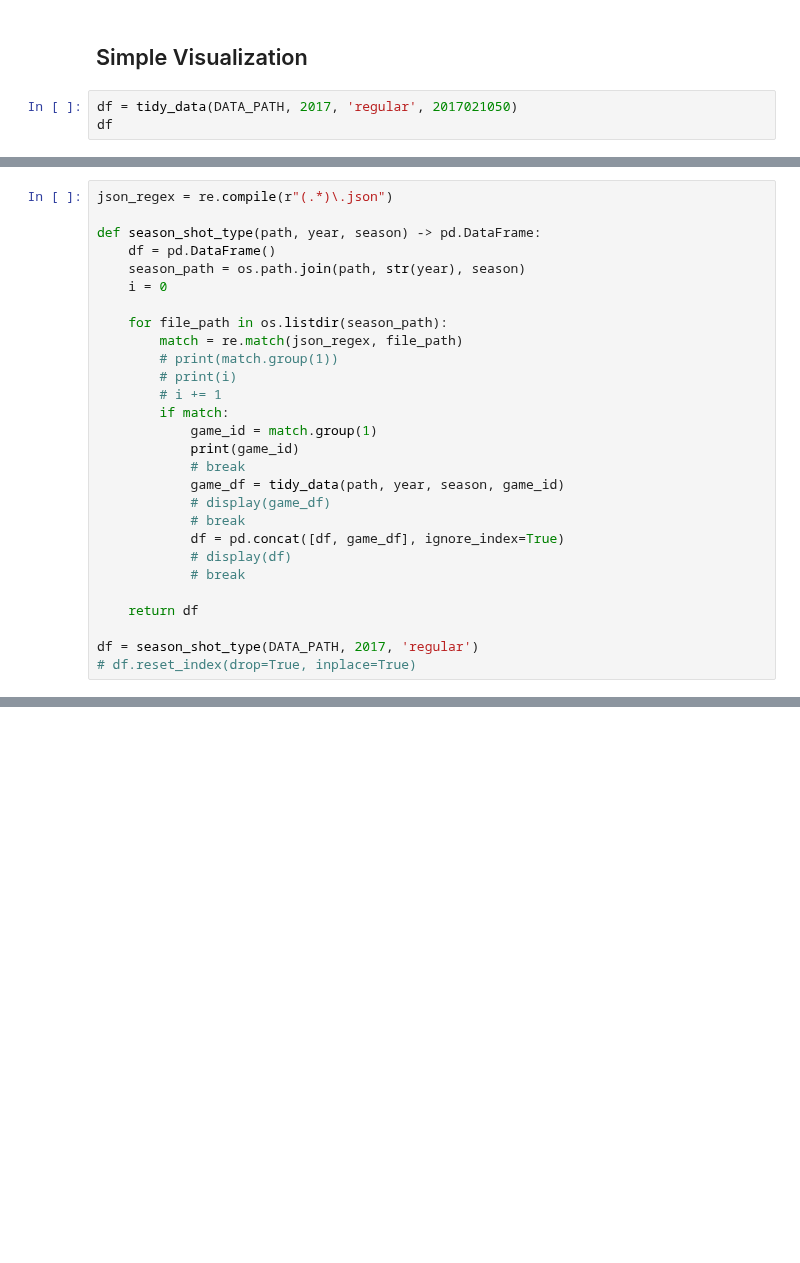
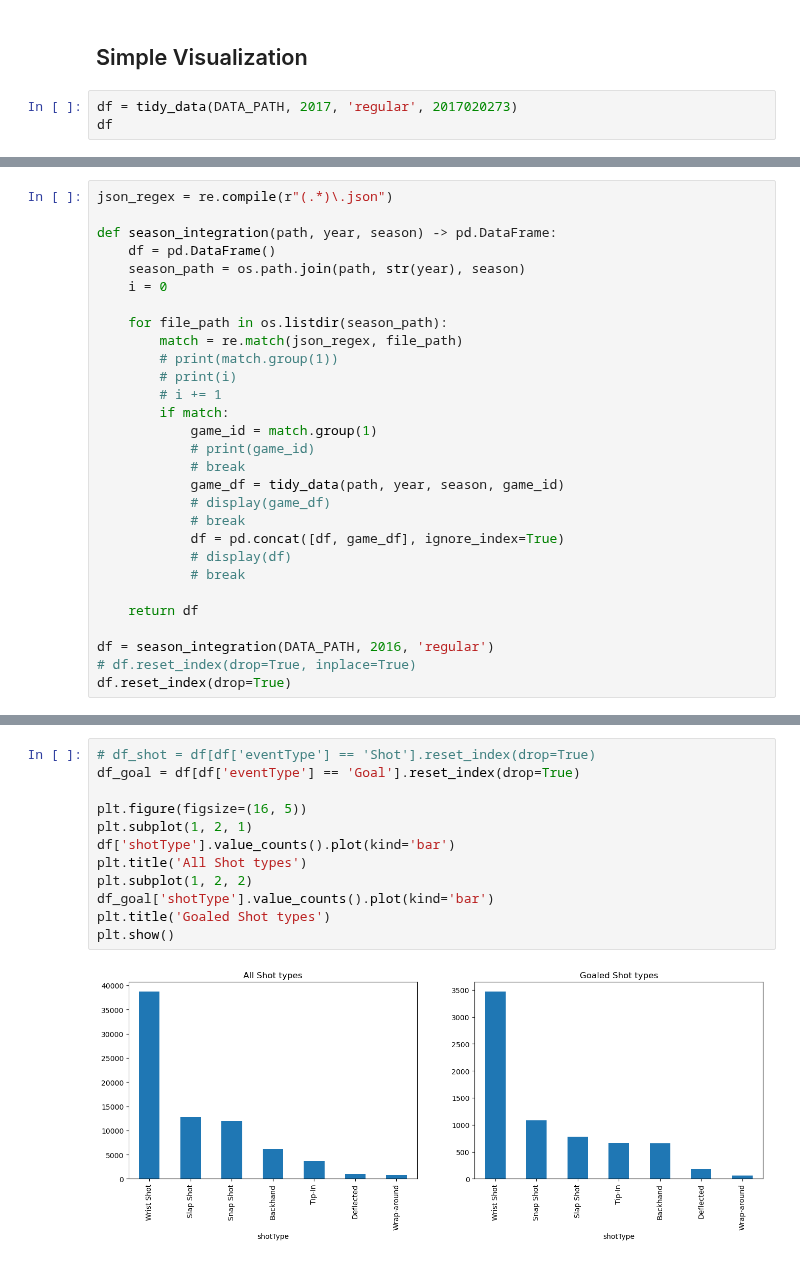
Before and after one commit to K-kiron/NHL-Analysis, a Jupyter notebook: Milestone1/visualizations/simple_visualization.ipynb, the cells around one changed output, grey strips where cells are left out. Drawn from its saved outputs; the diff is of its cells as text; blank space fills up the shorter version.

```diff
--- a/Milestone1/visualizations/simple_visualization.ipynb
+++ b/Milestone1/visualizations/simple_visualization.ipynb
@@ -33,6 +28,6 @@ from features.tidy_data import tidy_data
 # %% [markdown]
 ## Simple Visualization
 # %%
-df = tidy_data(DATA_PATH, 2017, 'regular', 2017021050)
+df = tidy_data(DATA_PATH, 2017, 'regular', 2017020273)
 df
 # %% [output]
@@ -40,7 +51,7 @@ KeyError: 'emptyNet'
 # %%
 json_regex = re.compile(r"(.*)\.json")
 
-def season_shot_type(path, year, season) -> pd.DataFrame:
+def season_integration(path, year, season) -> pd.DataFrame:
     df = pd.DataFrame()
     season_path = os.path.join(path, str(year), season)
     i = 0
@@ -52,7 +63,7 @@ def season_shot_type(path, year, season) -> pd.DataFrame:
         # i += 1
         if match:
             game_id = match.group(1)
-            print(game_id)
+            # print(game_id)
             # break
             game_df = tidy_data(path, year, season, game_id)
             # display(game_df)
@@ -63,6 +74,7 @@ def season_shot_type(path, year, season) -> pd.DataFrame:
 
     return df
 
-df = season_shot_type(DATA_PATH, 2017, 'regular')
+df = season_integration(DATA_PATH, 2016, 'regular')
 # df.reset_index(drop=True, inplace=True)
+df.reset_index(drop=True)
 # %% [output]
@@ -127,0 +98,14 @@ def
+# %%
+# df_shot = df[df['eventType'] == 'Shot'].reset_index(drop=True)
+df_goal = df[df['eventType'] == 'Goal'].reset_index(drop=True)
+
+plt.figure(figsize=(16, 5))
+plt.subplot(1, 2, 1)
+df['shotType'].value_counts().plot(kind='bar')
+plt.title('All Shot types')
+plt.subplot(1, 2, 2)
+df_goal['shotType'].value_counts().plot(kind='bar')
+plt.title('Goaled Shot types')
+plt.show()
+# %% [output]
+[figure, added]
```
Also changed, not shown: parts of 11 cells of this notebook, 2 other files.
